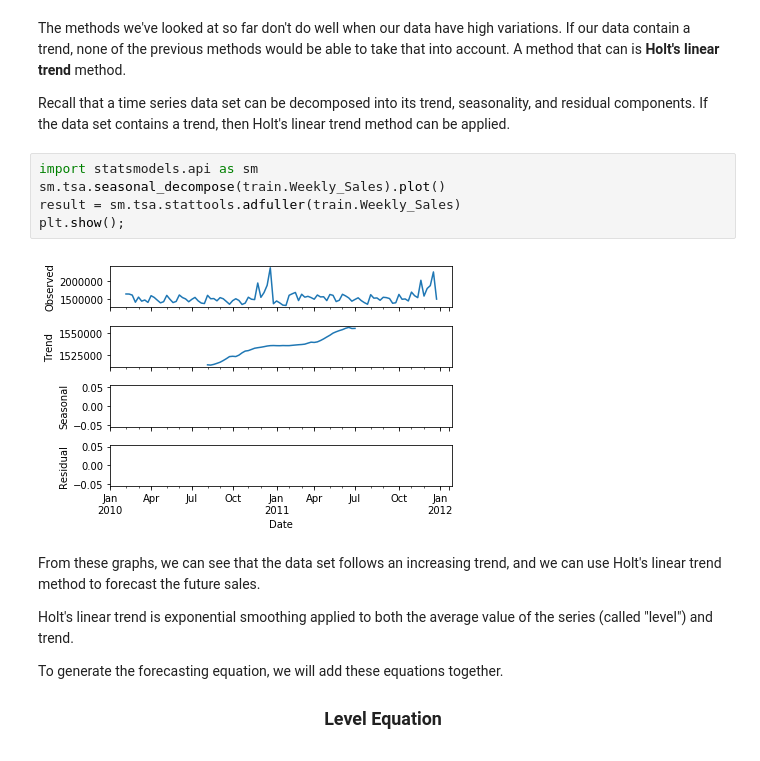
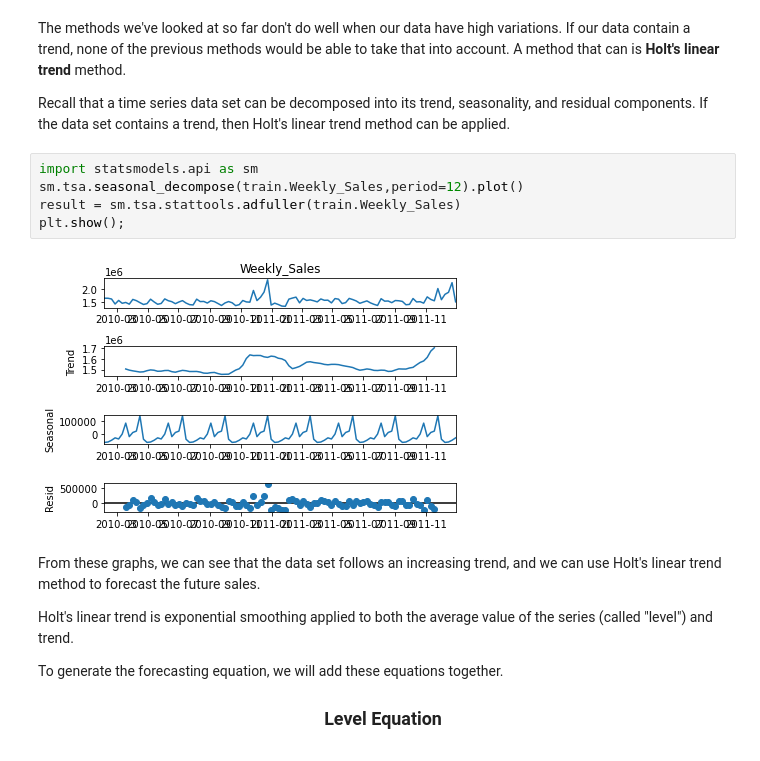
Before and after one commit to MultiverseLearningProducts/df_machine_learning, a Jupyter notebook: time-series-data/05_time_series_models.ipynb, the cells around one changed output. Drawn from its saved outputs; the diff is of its cells as text.

```diff
--- a/time-series-data/05_time_series_models.ipynb
+++ b/time-series-data/05_time_series_models.ipynb
@@ -746,11 +746,11 @@ The methods we've looked at so far don't do well when our data have high variati
 Recall that a time series data set can be decomposed into its trend, seasonality, and residual components. If the data set contains a trend, then Holt's linear trend method can be applied.
 # %%
 import statsmodels.api as sm
-sm.tsa.seasonal_decompose(train.Weekly_Sales).plot()
+sm.tsa.seasonal_decompose(train.Weekly_Sales,period=12).plot()
 result = sm.tsa.stattools.adfuller(train.Weekly_Sales)
 plt.show();
 # %% [output]
-[figure, old version]
+[figure, new version]
 # %% [markdown]
 From these graphs, we can see that the data set follows an increasing trend, and we can use Holt's linear trend method to forecast the future sales.
 
```
Also changed, not shown: parts of 6 cells of this notebook.
